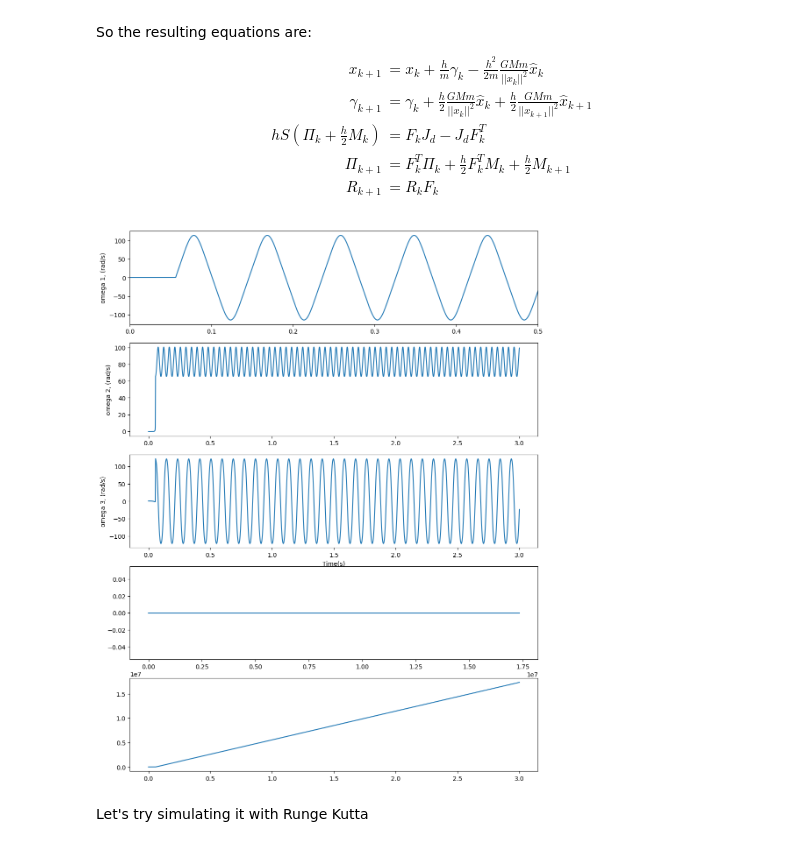
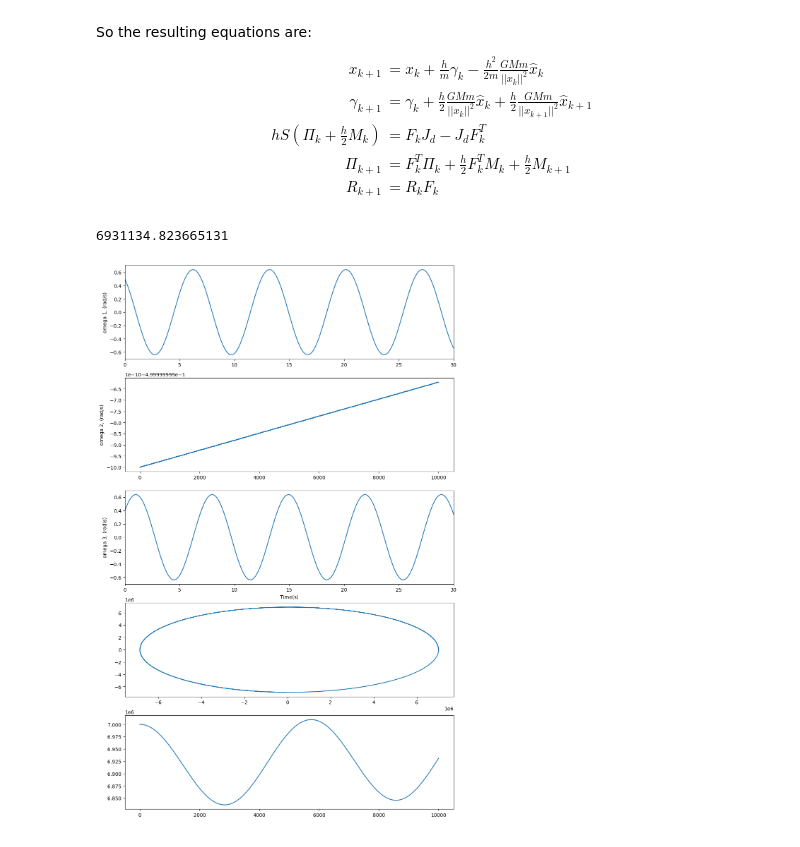
Before and after one commit to ynj66/lander-challenge-yhwang-code, a Jupyter notebook: src/Python Code/LGVI_SE3.ipynb, the cells around one changed output. Cells and saved outputs as stored; diff of their text form; code cells hidden in the pictures.

Commit message:
nice plots, fixed sign error in momentum equation and gravitational accel

```diff
--- a/src/Python Code/LGVI_SE3.ipynb
+++ b/src/Python Code/LGVI_SE3.ipynb
@@ -113,9 +113,9 @@ R_{k+1} &= R_k F_k
 \end{aligned}
 \end{equation}
 # %%
-t_eval = 3.0
+t_eval = 10000.0
 t_span = (0.0, t_eval)
-h = 0.001
+h = 0.1
 k_max = int(t_eval/h)
 
 Pi_list = np.zeros((k_max , 3)) # list of zeros for angular momentum vector
@@ -124,15 +124,15 @@ x_list = np.zeros((k_max, 3)) # list of zeros for position vector
 p_list = np.zeros((k_max, 3)) # list of zeros for linear momentum
 
 # constants
-m = 200.0
-mu = 3.983324e14
-J = np.diag([1.0, 2.8, 2.])
+m = 200.0 # kg
+mu = 3.986e14
+J = (30.0) * np.diag([1.0, 2.8, 1.0])
 
 # initial conditions
 omega0 = np.array([0.5, -0.5, 0.4])
 R0 = np.eye(3)
-x0 = np.array([10000.0, 0., 0.])
-p0 = np.array([0., 0., 0.])
+x0 = np.array([7.0e6, 0., 0.])
+p0 = np.array([0., 1.5e6, 0.])
 
 # setting initial values
 Pi_list[0] = J @ omega0
@@ -156,7 +156,7 @@ def M(R, x):
 
 def Uprime(x):
     'divided it by m within the function'
-    gravitational_accel = (mu / (np.linalg.norm(x)**3)) * x
+    gravitational_accel = -(mu / (np.linalg.norm(x)**3)) * x
     return gravitational_accel
 
 M_i = M(R_list[0], x_list[0])
@@ -164,7 +164,7 @@ M_i = M(R_list[0], x_list[0])
 for i in range(k_max - 1):
     x_list[i+1] = x_list[i] + (h / m) * p_list[i] - ((h**2) / 2) * Uprime(x_list[i])
 
-    p_list[i+1] = p_list[i] - (h/2) * m * (Uprime(x_list[i]) + Uprime(x_list[i+1]))
+    p_list[i+1] = p_list[i] + (h/2) * m * (Uprime(x_list[i]) + Uprime(x_list[i+1]))
 
     f = solving_for_f(J, Pi_list[i], M_i, h)
     if f[1] == True:
@@ -206,29 +206,31 @@ for i in range(len(x_list)):
     r_list.append(r)
 
 r_list = np.array(r_list)
+print(r_list[k_max-1])
+# %% [output]
+6931134.823665131
 # %%
 t_list = np.linspace(t_span[0], t_span[1], k_max)
 
-fig, axs = plt.subplots(5,1,figsize=(12,16))
+fig, axs = plt.subplots(5,1,figsize=(12,20))
 
 axs[0].plot(t_list, omega1)
-axs[0].set_xlim(0,0.5)
+axs[0].set_xlim(0, 30.0)
 axs[0].set_ylabel( 'omega 1, (rad/s)')
 
 axs[1].plot(t_list, omega2)
 axs[1].set_ylabel( 'omega 2, (rad/s)')
 
 axs[2].plot(t_list, omega3)
 axs[2].set_xlabel('Time(s)')
+axs[2].set_xlim(0, 30.0)
 axs[2].set_ylabel( 'omega 3, (rad/s)')
 
-axs[3].plot(X, Z)
+axs[3].plot(X, Y)
 
 axs[4].plot(t_list, r_list)
 
 
 plt.show()
 # %% [output]
-[figure, old version]
+[figure, new version]
-# %% [markdown]
-Let's try simulating it with Runge Kutta
```
